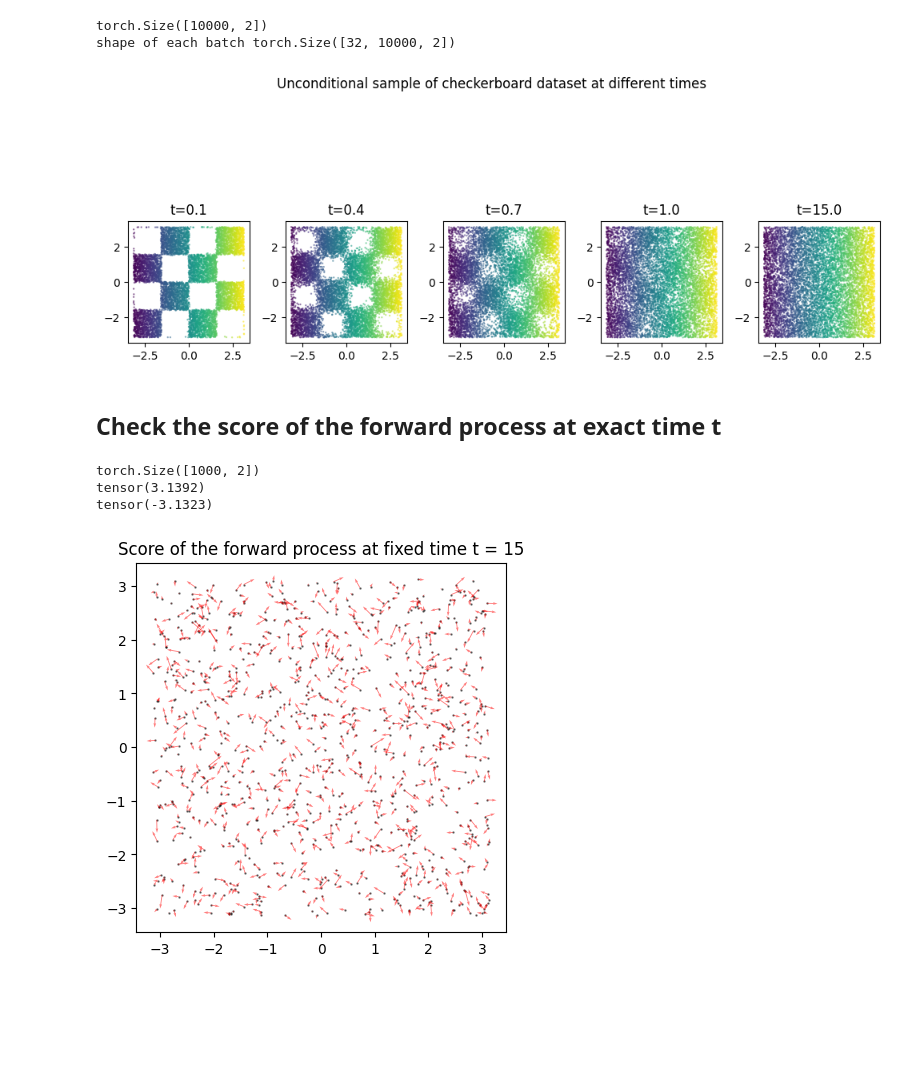
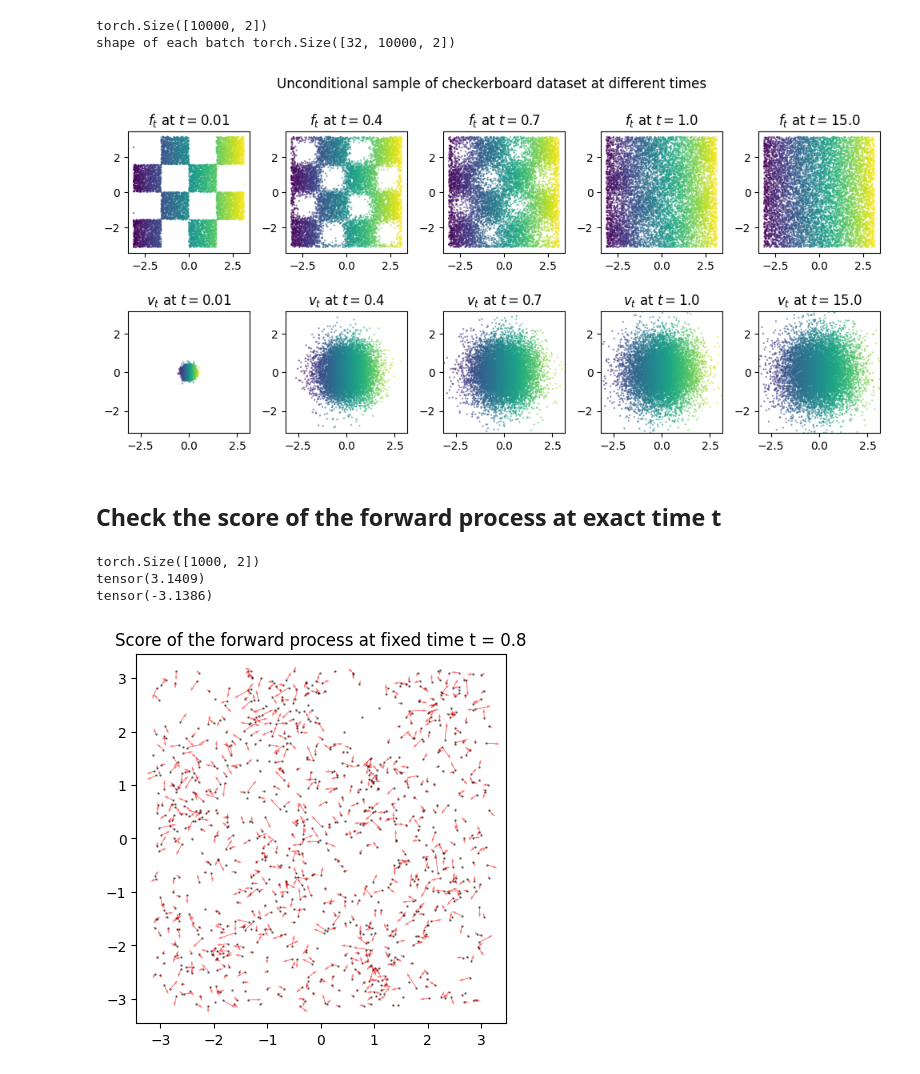
Before and after one commit to MateosCz/diffusion-playground, a Jupyter notebook: checkerboard_analysis.ipynb, the cells around one changed output. Saved outputs shown, nothing was run; the diff lists cells and outputs as text; code cells hidden in the pictures; blank space fills up the shorter version.

```diff
--- a/checkerboard_analysis.ipynb
+++ b/checkerboard_analysis.ipynb
@@ -93,7 +93,7 @@ theta1 = sample[:,0]
 theta2 = sample[:,1]
 print("shape of each batch",batched_sample.shape)
 # Fixed times on the forward process
-constant_t_forward = (0.1, 0.4, 0.7, 1.0, 15.0)
+constant_t_forward = (0.01, 0.4, 0.7, 1.0, 15.0)
 unconditional_samples = []
 scores = []
 # sample the forward process at fixed times
@@ -120,38 +120,43 @@ for ti in range(len(constant_t_forward)):
     fts_1st_ti = fts_ti[0]
     vts_1st_ti = vts_ti[0]
     scores_1st_ti = scores[ti][0]
     theta1_noise_ti = fts_1st_ti[:,0]
     theta2_noise_ti = fts_1st_ti[:,1]
     fts_1st_list.append(fts_1st_ti)
     vts_1st_list.append(vts_1st_ti)
     theta1_noise_1st_list.append(theta1_noise_ti)
     theta2_noise_1st_list.append(theta2_noise_ti)
     scores_1st_list.append(scores_1st_ti)
     if i == 0:
         print("shape of vts",vts_ti.shape)
         print("shape of fts",fts_ti.shape)
         print("shape of score",scores_1st_ti.shape)
         print("shape of fts of the first sample",fts_1st_ti.shape)
         print("shape of vts of the first sample",vts_1st_ti.shape)
         # check the max and min of fts
         print("max of noised theta1 of the first sample",fts_1st_ti[:,0].max())
         print("min of noised theta1 of the first sample",fts_1st_ti[:,0].min())
 
 # plot the unconditional sample for each constant t
-fig,ax = plt.subplots(1,len(constant_t_forward),figsize=(10,5))
+fig,ax = plt.subplots(2,len(constant_t_forward),figsize=(10,5))
 for i in range(len(constant_t_forward)):
 
     # plot the unconditional sample
-    ax[i].scatter(theta1_noise_1st_list[i],theta2_noise_1st_list[i],c=theta1_noise_1st_list[i],cmap = "viridis",s = 0.5,alpha = 0.5)
+    ax[0][i].scatter(theta1_noise_1st_list[i],theta2_noise_1st_list[i],c=theta1_noise_1st_list[i],cmap = "viridis",s = 0.5,alpha = 0.5)
     # ax.set_xlim(-np.pi,np.pi)
     # ax.set_ylim(-np.pi,np.pi)
-    ax[i].set_aspect("equal")
-    ax[i].set_title("t=" + str(constant_t_forward[i]))
+    ax[0][i].set_aspect("equal")
+    ax[0][i].set_title("$f_t$ at $t=" + str(constant_t_forward[i]) + "$")
+    ax[1][i].scatter(vts_1st_list[i][:,0],vts_1st_list[i][:,1],c=vts_1st_list[i][:,0],cmap = "viridis",s = 0.5,alpha = 0.5)
+    ax[1][i].set_aspect("equal")
+    ax[1][i].set_xlim(-np.pi,np.pi)
+    ax[1][i].set_ylim(-np.pi,np.pi)
+    ax[1][i].set_title("$v_t$ at $t=" + str(constant_t_forward[i]) + "$")
 fig.suptitle("Unconditional sample of checkerboard dataset at different times")
 plt.tight_layout()
 plt.show()
 # %% [output]
-[figure, old version]
+[figure, new version]
 # %% [markdown]
 ## Check the score of the forward process at exact time t
 # %%
@@ -165,7 +170,7 @@ data_loader_small = DataLoader(Angle_dataset, batch_size=batch_size, shuffle = T
 
 batched_sample = next(iter(data_loader_small))
 
-fixed_t = 15
+fixed_t = 0.8
 # sample the forward process at fixed time
 model = diffusion.TDMDiffusion(dim = 2, integrator_type = "Euler")
 unconditional_sample, score = model.sample_forward(f0 = batched_sample, total_time = 10,t_dist_kw = "constant", constant_t = fixed_t)
@@ -190,6 +195,6 @@ ax.set_title("Score of the forward process at fixed time t = " + str(fixed_t))
 plt.show()
 # %% [output]
 torch.Size([1000, 2])
-tensor(3.1392)
-tensor(-3.1323)
+tensor(3.1409)
+tensor(-3.1386)
-[figure, old version]
+[figure, new version]
```
Also changed, not shown: parts of 4 cells of this notebook, 3 other files.
